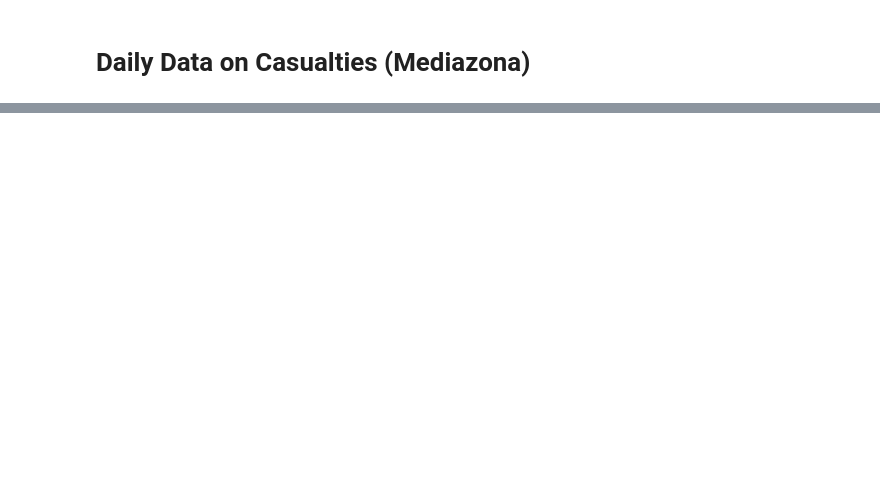
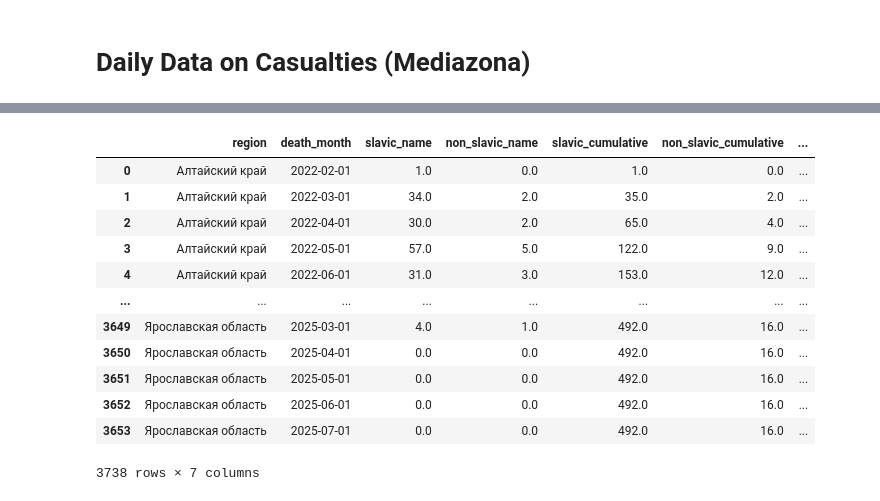
Before and after one commit to ahalian/Thesis, a Jupyter notebook: scraping/scraping.ipynb, the cells around one changed output, grey strips where cells are left out. Saved outputs shown, nothing was run; the diff lists cells and outputs as text; code cells hidden in the pictures; blank space fills up the shorter version.

```diff
--- a/scraping/scraping.ipynb
+++ b/scraping/scraping.ipynb
@@ -80,4 +11,2 @@ df = pd.DataFrame(extracted_data)
 # %%
-df.to_csv("data/daily.csv")
+df = pd.read_csv("../data/daily.csv")
-# %%
-df = pd.read_csv("data/daily.csv")
@@ -121,4 +91,0 @@ ethnicity = pd.read_csv("classifier/names_pred.csv")
-# %%
-df = pd.concat([df, ethnicity], axis = 1)
-df["slavic"] = 0
-df["slavic"] = (df['agr_ethnos'] == "BelRusUkr").astype(int)
@@ -126,0 +118,12 @@ df.to_csv("data/daily.csv")
+# %%
+all_regions = df['region'].unique()
+all_months = pd.date_range(
+    start=df['death_month'].min(),
+    end=df['death_month'].max(),
+    freq='MS'
+)
+
+complete_grid = pd.MultiIndex.from_product(
+    [all_regions, all_months],
+    names=['region', 'death_month']
+).to_frame(index=False)
@@ -126,0 +144,37 @@ df.to_csv("data/daily.csv")
+# %%
+final_result = (
+    complete_grid.merge(
+        result,
+        on=['region', 'death_month'],
+        how='left'
+    )
+    .fillna({'slavic_name': 0, 'non_slavic_name': 0})
+    .sort_values(['region', 'death_month'])
+)
+
+final_result['slavic_cumulative'] = (
+    final_result.groupby('region')['slavic_name']
+    .cumsum()
+)
+
+final_result['non_slavic_cumulative'] = (
+    final_result.groupby('region')['non_slavic_name']
+    .cumsum()
+)
+
+final_result['slavic_name %'] = final_result['slavic_cumulative']/(final_result['slavic_cumulative']+final_result["non_slavic_cumulative"])
+final_result
+# %% [output]
+|  | region | death_month | slavic_name | non_slavic_name | slavic_cumulative | non_slavic_cumulative | ... |
+| 0 | Алтайский край | 2022-02-01 | 1.0 | 0.0 | 1.0 | 0.0 | ... |
+| 1 | Алтайский край | 2022-03-01 | 34.0 | 2.0 | 35.0 | 2.0 | ... |
+| 2 | Алтайский край | 2022-04-01 | 30.0 | 2.0 | 65.0 | 4.0 | ... |
+| 3 | Алтайский край | 2022-05-01 | 57.0 | 5.0 | 122.0 | 9.0 | ... |
+| 4 | Алтайский край | 2022-06-01 | 31.0 | 3.0 | 153.0 | 12.0 | ... |
+| ... | ... | ... | ... | ... | ... | ... | ... |
+| 3649 | Ярославская область | 2025-03-01 | 4.0 | 1.0 | 492.0 | 16.0 | ... |
+| 3650 | Ярославская область | 2025-04-01 | 0.0 | 0.0 | 492.0 | 16.0 | ... |
+| 3651 | Ярославская область | 2025-05-01 | 0.0 | 0.0 | 492.0 | 16.0 | ... |
+| 3652 | Ярославская область | 2025-06-01 | 0.0 | 0.0 | 492.0 | 16.0 | ... |
+| 3653 | Ярославская область | 2025-07-01 | 0.0 | 0.0 | 492.0 | 16.0 | ... |
+3738 rows × 7 columns
```
Also changed, not shown: parts of 15 cells of this notebook, 2 other files.
